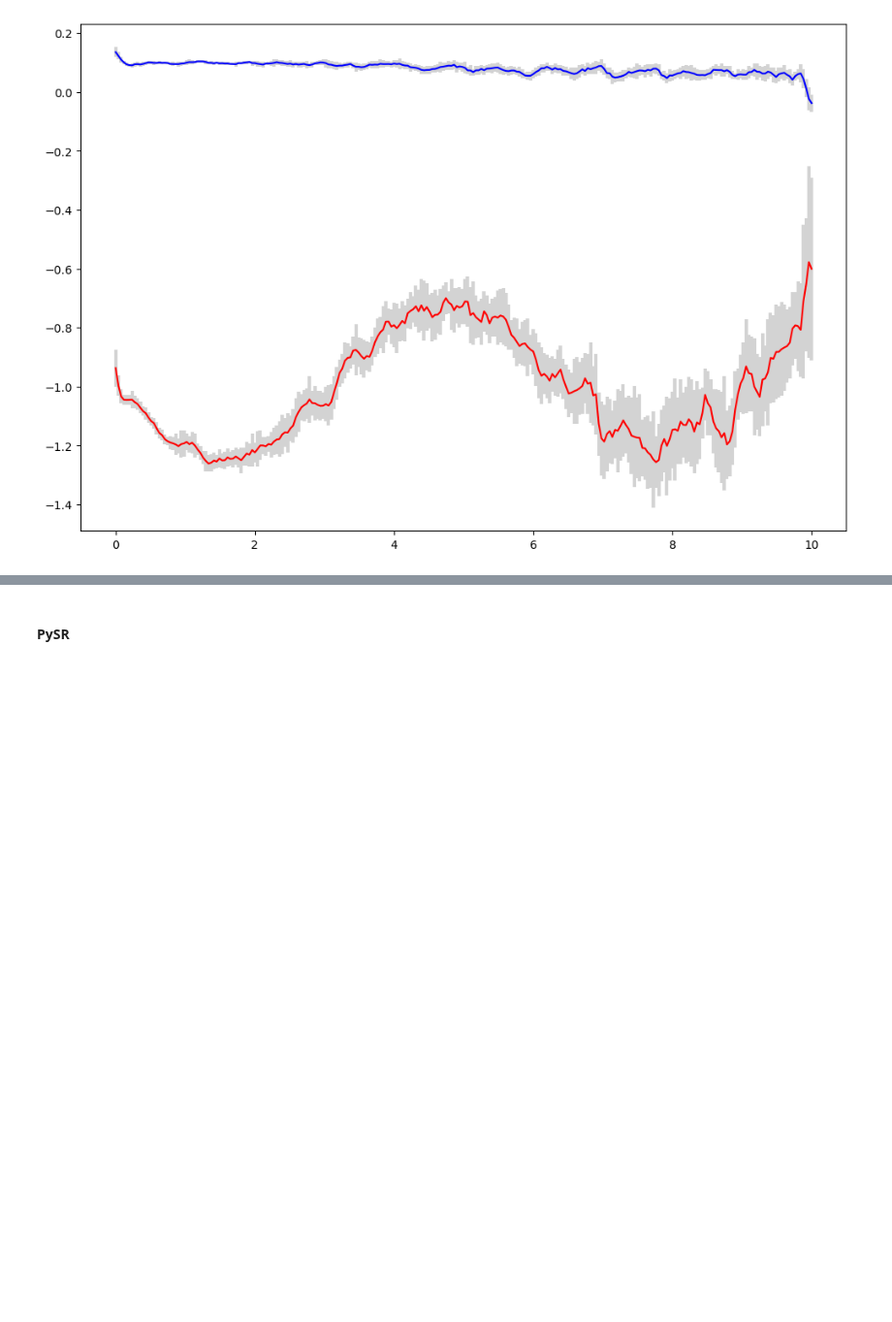
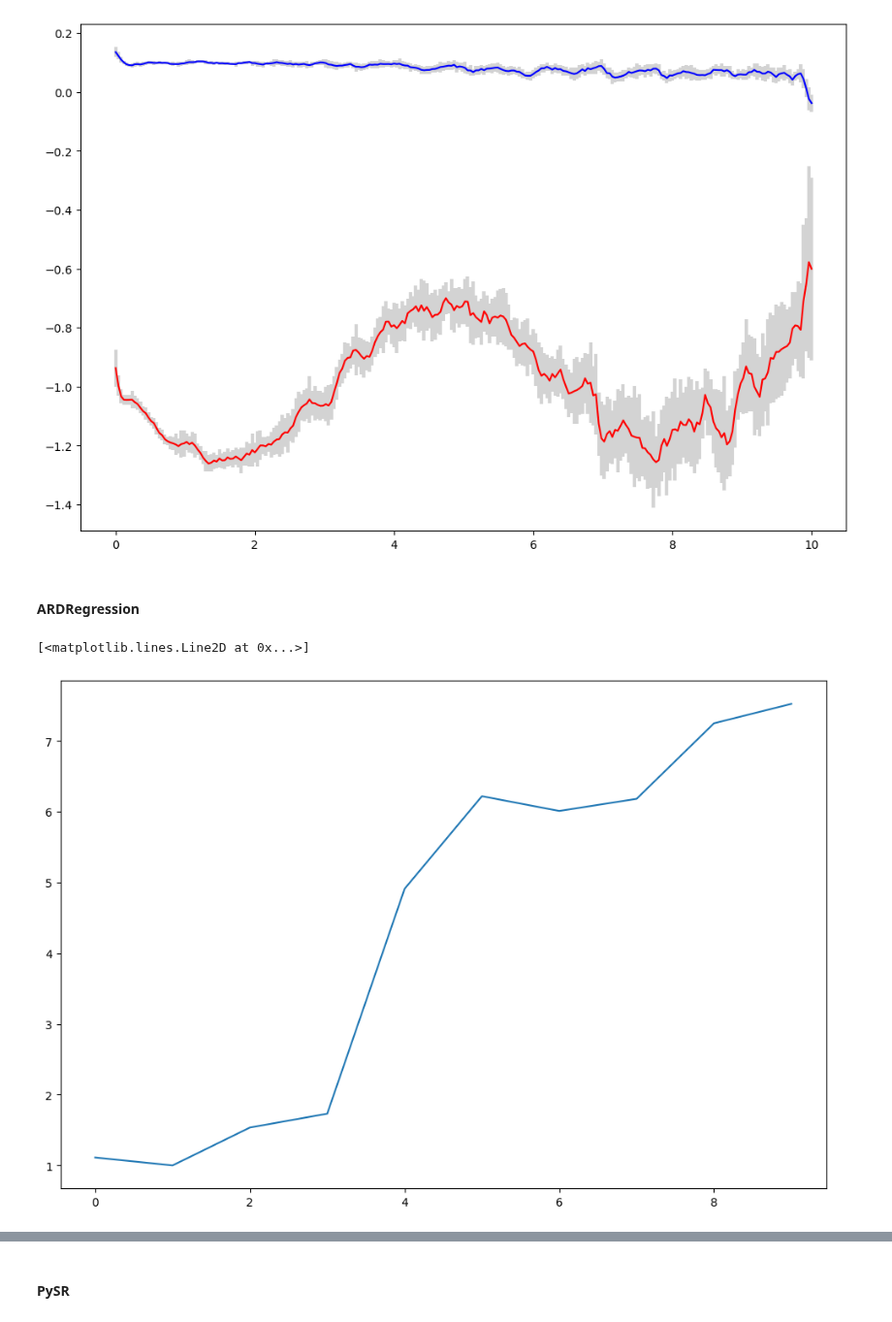
Before and after one commit to Pongpisit-Thanasutives/parametric-discovery, a Jupyter notebook: Parametric_Burgers-PySR.ipynb, the cells around one changed output, grey strips where cells are left out. Shown at 97% size. Cells and saved outputs as stored; diff of their text form; code cells hidden in the pictures; blank space fills up the shorter version.

```diff
--- a/Parametric_Burgers-PySR.ipynb
+++ b/Parametric_Burgers-PySR.ipynb
@@ -253,3 +253,29 @@ plt.errorbar(t, np.array(mean_coeffs[1])[:,1], yerr=2*np.array(std_coeffs[1])[:,
 # %% [output]
 <ErrorbarContainer object of 3 artists>
 [figure]
+# %% [markdown]
+#### ARDRegression
+# %%
+ard_uncerts = [[] for _ in range(len(candidates))]
+ard_mean_coeffs = [[] for _ in range(len(candidates))]
+ard_std_coeffs = [[] for _ in range(len(candidates))]
+for i, indices in enumerate(candidates):
+    for j in range(0, len(Theta_grouped), 1):
+        # model = BayesianRidge(fit_intercept=False)
+        model = ARDRegression(threshold_lambda=2*1e4, fit_intercept=False)
+        model.fit(Theta_grouped[j][:, indices], Ut_grouped[j].flatten())
+
+        coeff = model.coef_
+        std_coeff = np.sqrt(np.diag(model.sigma_))
+        ard_uncerts[i].append(std_coeff.sum()/np.linalg.norm(coeff, lnorm))
+        ard_mean_coeffs[i].append(coeff)
+        ard_std_coeffs[i].append(std_coeff)
+
+ard_cvs = np.array(ard_uncerts).sum(axis=1)
+ard_cvs /= min(ard_cvs)
+# ard_cvs
+# %%
+plt.plot(ard_cvs)
+# %% [output]
+[<matplotlib.lines.Line2D at 0x...>]
+[figure, added]
```
Also changed, not shown: parts of 2 cells of this notebook.
